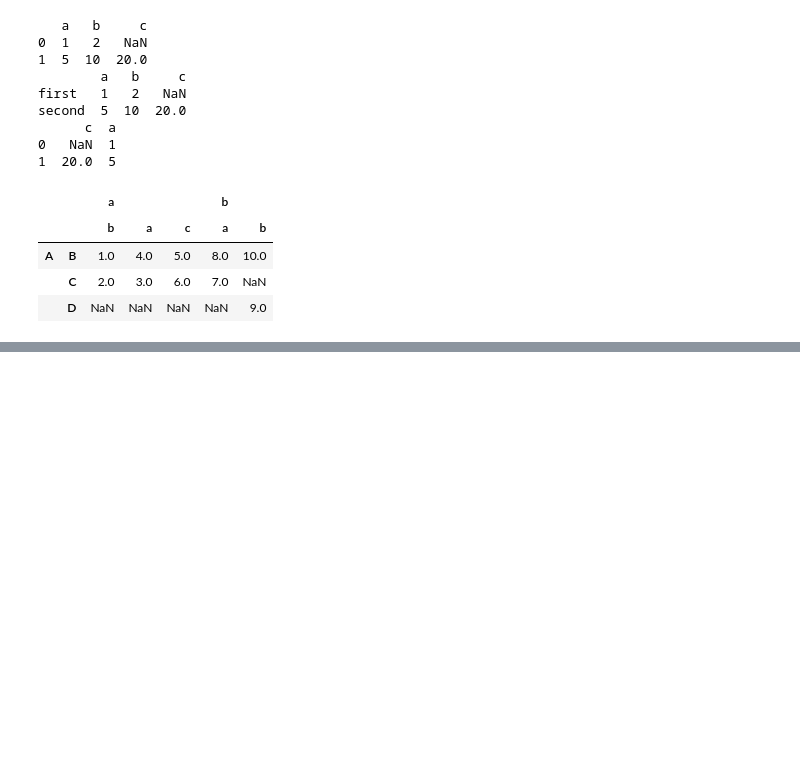
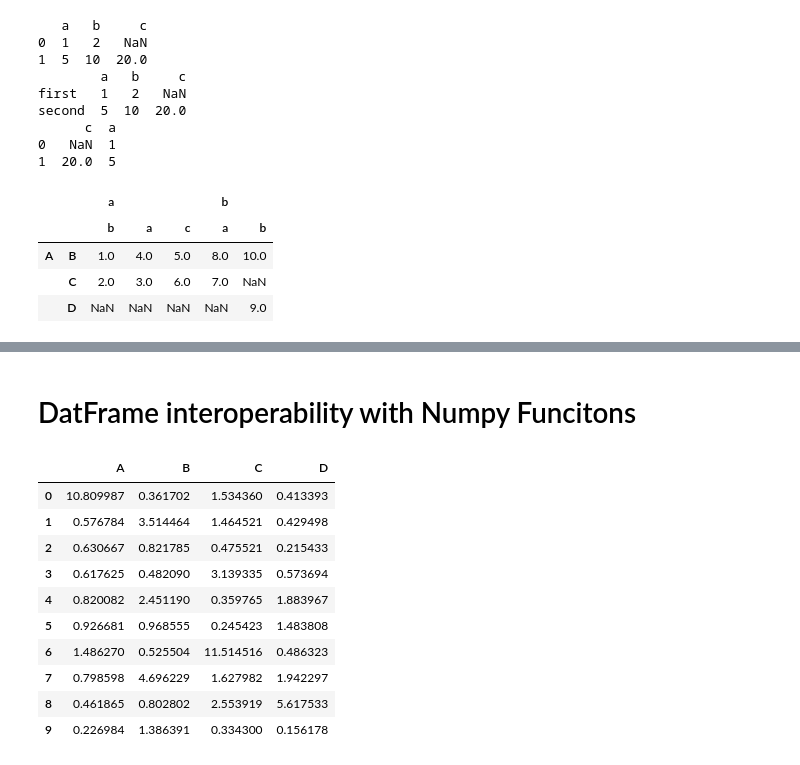
Before and after one commit to Ezrio1/playground, a Jupyter notebook: pandas/intro_data_str.ipynb, the cells around one changed output, grey strips where cells are left out. Cells and saved outputs as stored; diff of their text form; code cells hidden in the pictures; blank space fills up the shorter version.

```diff
--- a/pandas/intro_data_str.ipynb
+++ b/pandas/intro_data_str.ipynb
@@ -328,0 +540,16 @@ pd.DataFrame(
+# %% [markdown]
+# DatFrame interoperability with Numpy Funcitons
+# %%
+np.exp(df)
+# %% [output]
+|  | A | B | C | D |
+| 0 | 10.809987 | 0.361702 | 1.534360 | 0.413393 |
+| 1 | 0.576784 | 3.514464 | 1.464521 | 0.429498 |
+| 2 | 0.630667 | 0.821785 | 0.475521 | 0.215433 |
+| 3 | 0.617625 | 0.482090 | 3.139335 | 0.573694 |
+| 4 | 0.820082 | 2.451190 | 0.359765 | 1.883967 |
+| 5 | 0.926681 | 0.968555 | 0.245423 | 1.483808 |
+| 6 | 1.486270 | 0.525504 | 11.514516 | 0.486323 |
+| 7 | 0.798598 | 4.696229 | 1.627982 | 1.942297 |
+| 8 | 0.461865 | 0.802802 | 2.553919 | 5.617533 |
+| 9 | 0.226984 | 1.386391 | 0.334300 | 0.156178 |
```
Also changed, not shown: parts of 35 cells of this notebook.
